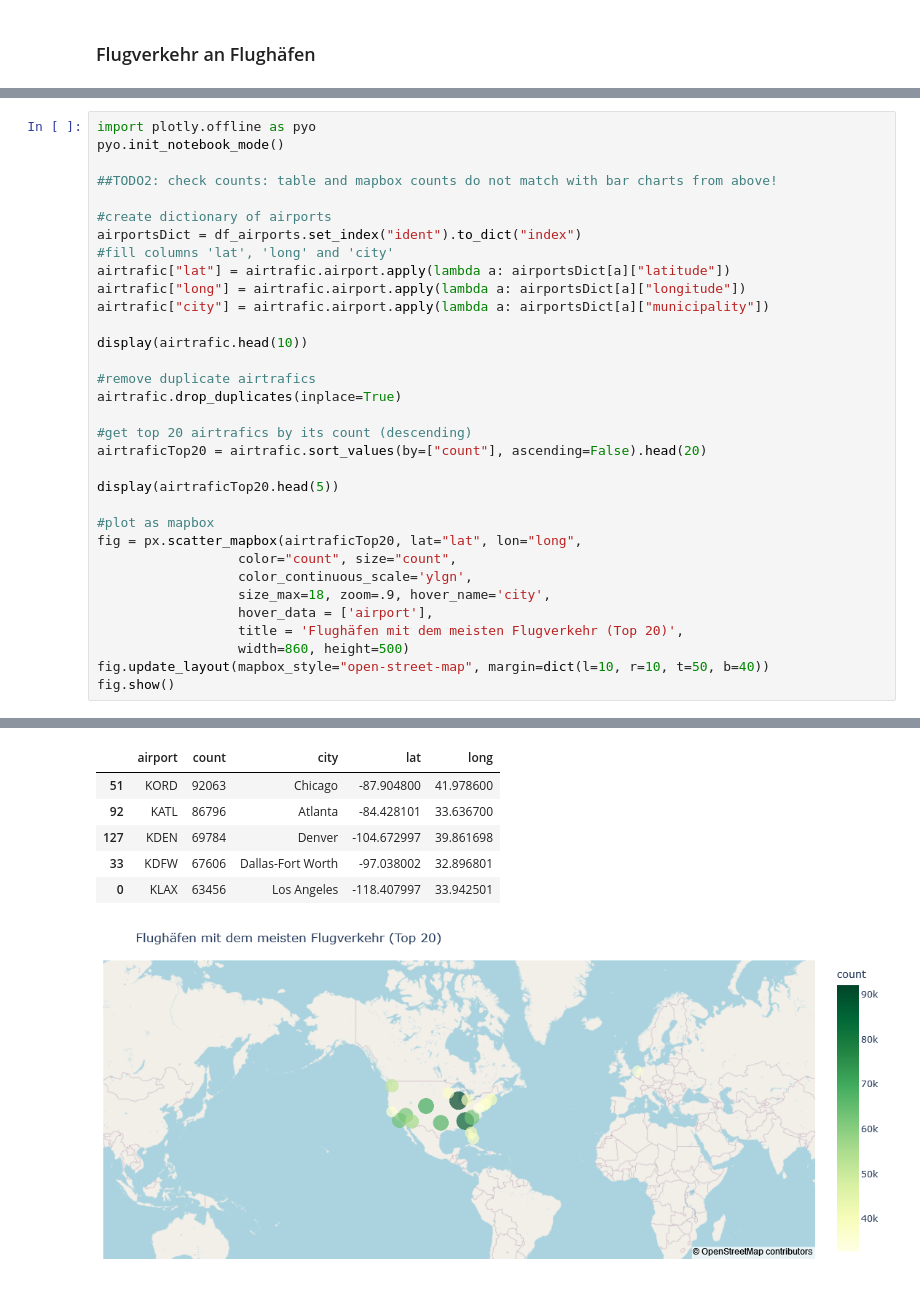
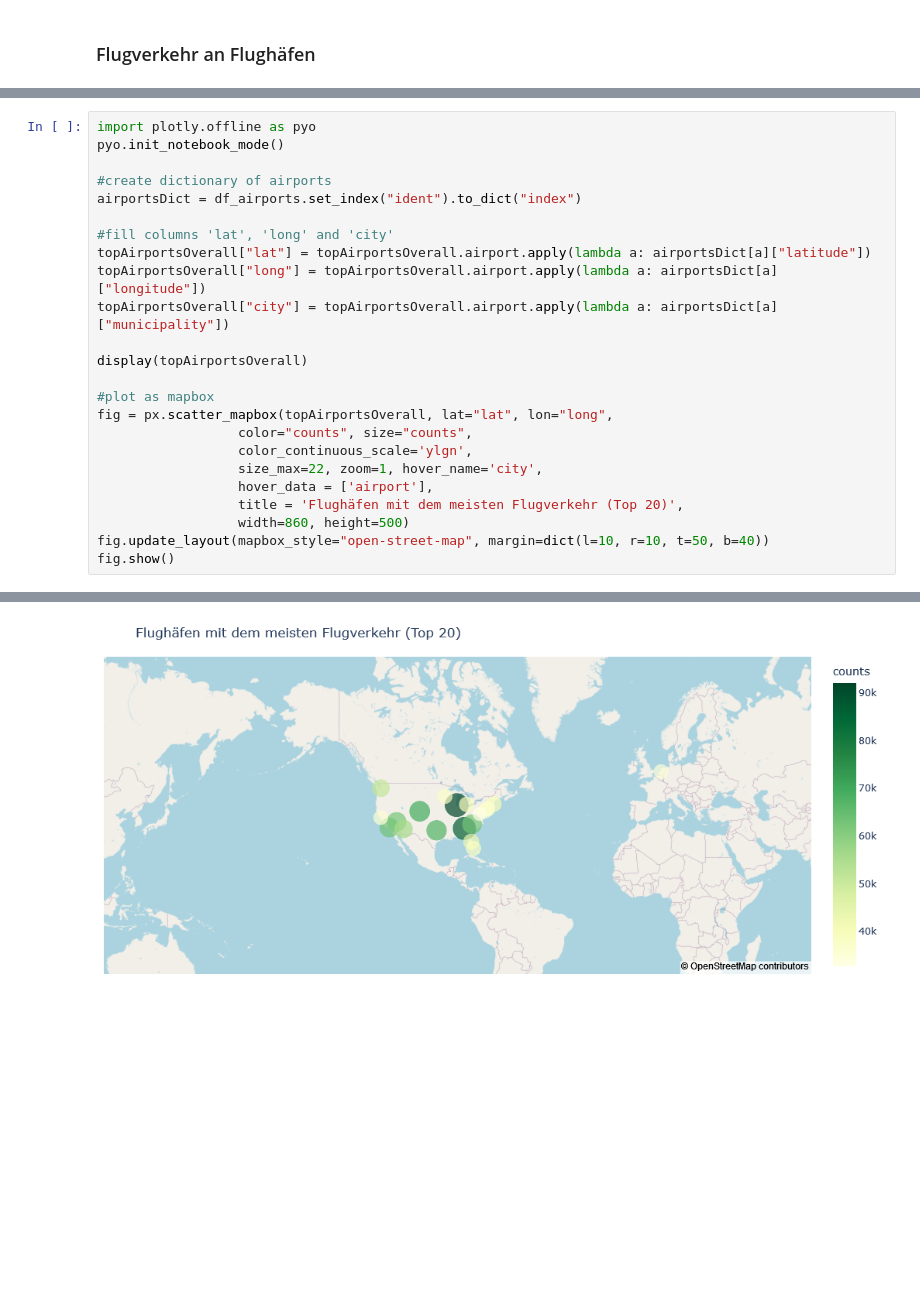
Before and after one commit to marcschny/DataStory_AirplaneHubs, a Jupyter notebook: AirplaneHubs/DataStory_AirplaneHubs.ipynb, the cells around one changed output, grey strips where cells are left out. Saved outputs shown, nothing was run; the diff lists cells and outputs as text; blank space fills up the shorter version.

Commit message:
fixed counts issue and improved code

```diff
--- a/AirplaneHubs/DataStory_AirplaneHubs.ipynb
+++ b/AirplaneHubs/DataStory_AirplaneHubs.ipynb
@@ -60,30 +84,21 @@ _ = plt.subplots_adjust(hspace=.25)
 import plotly.offline as pyo
 pyo.init_notebook_mode()
 
-##TODO2: check counts: table and mapbox counts do not match with bar charts from above!
-
 #create dictionary of airports
 airportsDict = df_airports.set_index("ident").to_dict("index")
+
 #fill columns 'lat', 'long' and 'city'
-airtrafic["lat"] = airtrafic.airport.apply(lambda a: airportsDict[a]["latitude"])
-airtrafic["long"] = airtrafic.airport.apply(lambda a: airportsDict[a]["longitude"])
-airtrafic["city"] = airtrafic.airport.apply(lambda a: airportsDict[a]["municipality"])
+topAirportsOverall["lat"] = topAirportsOverall.airport.apply(lambda a: airportsDict[a]["latitude"])
+topAirportsOverall["long"] = topAirportsOverall.airport.apply(lambda a: airportsDict[a]["longitude"])
+topAirportsOverall["city"] = topAirportsOverall.airport.apply(lambda a: airportsDict[a]["municipality"])
 
-display(airtrafic.head(10))
-
-#remove duplicate airtrafics
-airtrafic.drop_duplicates(inplace=True)
-
-#get top 20 airtrafics by its count (descending)
-airtraficTop20 = airtrafic.sort_values(by=["count"], ascending=False).head(20)
-
-display(airtraficTop20.head(5))
+display(topAirportsOverall)
 
 #plot as mapbox
-fig = px.scatter_mapbox(airtraficTop20, lat="lat", lon="long",
-                  color="count", size="count",
+fig = px.scatter_mapbox(topAirportsOverall, lat="lat", lon="long",
+                  color="counts", size="counts",
                   color_continuous_scale='ylgn',
-                  size_max=18, zoom=.9, hover_name='city',
+                  size_max=22, zoom=1, hover_name='city',
                   hover_data = ['airport'],
                   title = 'Flughäfen mit dem meisten Flugverkehr (Top 20)',
                   width=860, height=500)
@@ -105,7 +126 @@ fig.show()
-|  | airport | count | city | lat | long |
-| 51 | KORD | 92063 | Chicago | -87.904800 | 41.978600 |
-| 92 | KATL | 86796 | Atlanta | -84.428101 | 33.636700 |
-| 127 | KDEN | 69784 | Denver | -104.672997 | 39.861698 |
-| 33 | KDFW | 67606 | Dallas-Fort Worth | -97.038002 | 32.896801 |
-| 0 | KLAX | 63456 | Los Angeles | -118.407997 | 33.942501 |
-[figure, old version]
+[figure, new version]
```
Also changed, not shown: parts of 2 cells of this notebook.
